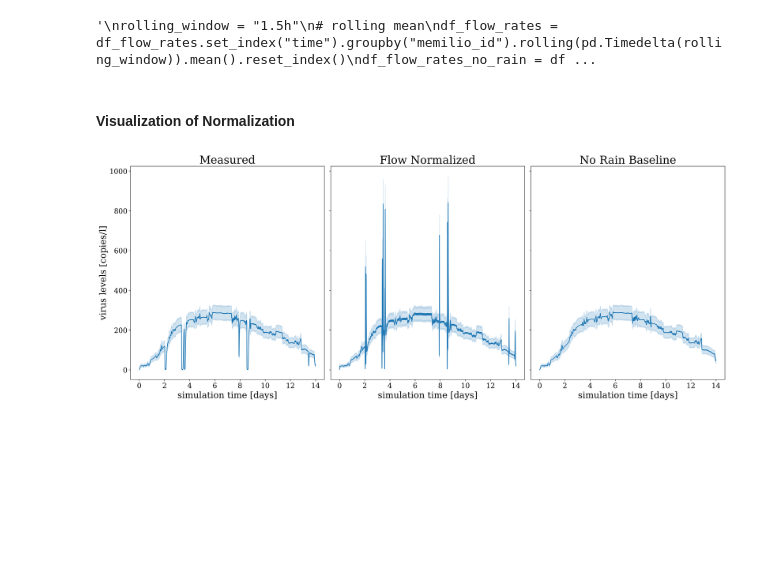
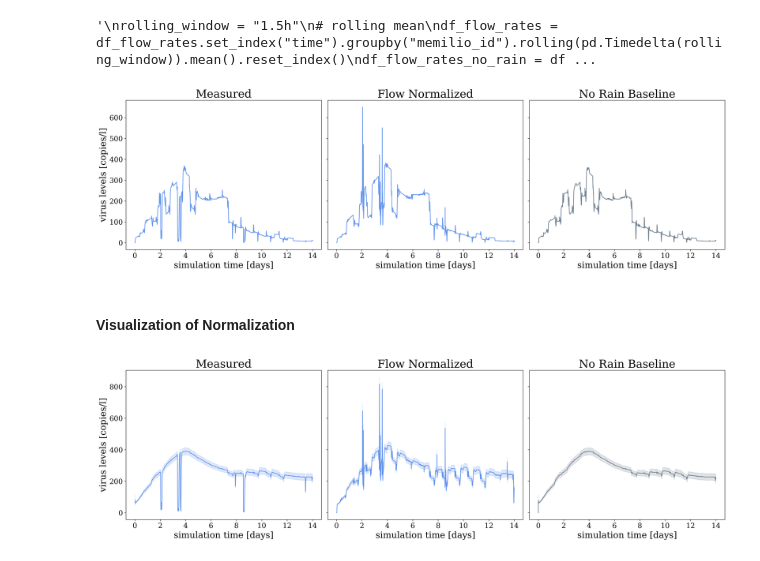
Before and after one commit to inside-consortium/inside_demonstrator, a Jupyter notebook: analysis/scripts/7a_normalization_strategy_flow_rates.ipynb, the cells around one changed output. Saved outputs shown, nothing was run; the diff lists cells and outputs as text; code cells hidden in the pictures; blank space fills up the shorter version.

```diff
--- a/analysis/scripts/7a_normalization_strategy_flow_rates.ipynb
+++ b/analysis/scripts/7a_normalization_strategy_flow_rates.ipynb
@@ -52,6 +52,11 @@ df_flow_rates_no_rain = df_KeinRegen_flow_rates.loc[df_KeinRegen_flow_rates.samp
 df_concentration = df_Rain.loc[df_Rain.sampling_point==sampling_point, :].copy()
 df_concentration_no_rain = df_KeinRegen.loc[df_KeinRegen.sampling_point==sampling_point, :].copy()
 # %%
-# DYNA only collects changes in flow rates if necessary, so we need to fill with the last value
-df_flow_rates = df_flow_rates.set_index("time").groupby("memilio_id").resample("1min", include_groups=False).ffill().reset_index()
-df_flow_rates_no_rain = df_flow_rates_no_rain.set_index("time").groupby("memilio_id").resample("1min", include_groups=False).ffill().reset_index()
+# aggregate flow rates data to time interval for which we have concentration data (NOTE: you might have to change this for future settings)
+freq = "3min"
+
+df_flow_rates["time"] = pd.Timestamp("2024-01-01") + pd.to_timedelta(df_flow_rates["minutes"], unit='min')
+df_flow_rates_no_rain["time"] = pd.Timestamp("2024-01-01") + pd.to_timedelta(df_flow_rates_no_rain["minutes"], unit='min')
+
+df_flow_rates = df_flow_rates.set_index("time").groupby("memilio_id").resample(freq, include_groups=False).ffill().reset_index()
+df_flow_rates_no_rain = df_flow_rates_no_rain.set_index("time").groupby("memilio_id").resample(freq, include_groups=False).ffill().reset_index()
@@ -141,10 +274,10 @@ fig = visualize_flow_rates(df_flow_rates, 1)
 #### Aggregation and normalization of data
 # %%
 # aggregate flow rates data to time interval for which we have concentration data (NOTE: you might have to change this for future settings)
-freq = "5min"
+freq = "3min"
 
-df_flow_rates = df_flow_rates.set_index("time").groupby("memilio_id").resample(freq)["l/s"].mean().reset_index()
-df_flow_rates_no_rain = df_flow_rates_no_rain.set_index("time").groupby("memilio_id").resample(freq)["l/s"].mean().reset_index()
+#df_flow_rates = df_flow_rates.set_index("time").groupby("memilio_id").resample(freq)["l/s"].mean().reset_index()
+#df_flow_rates_no_rain = df_flow_rates_no_rain.set_index("time").groupby("memilio_id").resample(freq)["l/s"].mean().reset_index()
 # aggregation of concentration data is not necessary
 #df_concentration = df_concentration.set_index("time").groupby("memilio_id").resample(freq)["copies/l"].mean().reset_index()
 #df_concentration_no_rain = df_concentration_no_rain.set_index("time").groupby("memilio_id").resample(freq)["copies/l"].mean().reset_index()
@@ -167,38 +300,71 @@ df_flow_rates_no_rain = df_flow_rates_no_rain.set_index("time").groupby("memilio
 # normalize w.r.t. flow rates
 mean_values = df_flow_rates_no_rain.groupby(["memilio_id"])["l/s"].mean().reset_index().rename(columns={"l/s": "mean_l/s"})
 df_flow_rates = pd.merge(df_flow_rates, mean_values, on=["memilio_id"], how="left")
-normalization_factors = df_flow_rates.loc[:,["time", "memilio_id"]].copy()
+normalization_factors = df_flow_rates.loc[:,["time_in_days", "memilio_id"]].copy()
 normalization_factors["flow_normalization_factor"] = df_flow_rates["l/s"]/df_flow_rates["mean_l/s"]
 
-df_concentration = pd.merge(df_concentration.loc[:,["time", "memilio_id", "copies/l"]], normalization_factors, on=["memilio_id", "time"], how="inner")
-df_concentration["flow_normalized_copies/l"] = df_concentration["copies/l"]*df_concentration["flow_normalization_factor"]
-df_concentration.sort_values("time", inplace=True)
+df_concentration = pd.merge(df_concentration.loc[:,["time_in_days", "memilio_id", "COVID_copies/l"]], normalization_factors, on=["memilio_id", "time_in_days"], how="inner")
+df_concentration["flow_normalized_copies/l"] = df_concentration["COVID_copies/l"]*df_concentration["flow_normalization_factor"]
+df_concentration.sort_values("time_in_days", inplace=True)
+# %%
+memilio_id = 2
+
+df_concentration_sub = df_concentration.loc[df_concentration.memilio_id==memilio_id, :].copy()
+df_concentration_no_rain_sub = df_concentration_no_rain.loc[df_concentration_no_rain.memilio_id==memilio_id, :].copy()
+
+fig, axs = plt.subplots(ncols=3, sharey=True, sharex=True, figsize=(20, 6), dpi=300)
+
+if rain_scenario == "Nieselregen":
+    c_rain = "cornflowerblue"
+else:
+    c_rain = "navy"
+
+sns.lineplot(df_concentration_sub, x="time_in_days", y="COVID_copies/l", ax=axs[0], c=c_rain)
+axs[0].set_title("Measured", fontsize=25)
+axs[0].set_ylabel("virus levels [copies/l]", fontsize=20)
+sns.lineplot(df_concentration_sub, x="time_in_days", y="flow_normalized_copies/l", ax=axs[1], c=c_rain)
+axs[1].set_ylabel("normalized virus levels [copies/l]", fontsize=20)
+axs[1].set_title("Flow Normalized", fontsize=25)
+sns.lineplot(df_concentration_no_rain_sub, x="time_in_days", y="COVID_copies/l", ax=axs[2], c="slategray")
+axs[2].set_title("No Rain Baseline", fontsize=25)
+axs[2].set_ylabel("virus levels [copies/l]", fontsize=20)
+
+for i in range(3):
+    axs[i].set_xlabel(f"simulation time [days]", fontsize=20) # , fontsize=15
+    axs[i].tick_params(axis='x', labelsize=16)
+    axs[i].tick_params(axis='y', labelsize=16)
+
+fig.tight_layout()
+fig.savefig(os.path.join(plot_path, f"overview_{resolution}_{rain_scenario}_{degradation_setting}_station_{sampling_point}_simulation_{memilio_id}.png"))
+# %% [output]
+[figure, added]
 # %% [markdown]
 #### Visualization of Normalization
 # %%
-date_form = DateFormatter("%-d")
+fig, axs = plt.subplots(ncols=3, sharey=True, sharex=True, figsize=(20, 6), dpi=300)
 
-fig, axs = plt.subplots(ncols=3, sharey=True, sharex=True, figsize=(20, 8), dpi=300)
+if rain_scenario == "Nieselregen":
+    c_rain = "cornflowerblue"
+else:
+    c_rain = "navy"
 
-sns.lineplot(df_concentration, x="time", y="copies/l", ax=axs[0])
+sns.lineplot(df_concentration, x="time_in_days", y="COVID_copies/l", ax=axs[0], c=c_rain)
 axs[0].set_title("Measured", fontsize=25)
 axs[0].set_ylabel("virus levels [copies/l]", fontsize=20)
-sns.lineplot(df_concentration, x="time", y="flow_normalized_copies/l", ax=axs[1])
+sns.lineplot(df_concentration, x="time_in_days", y="flow_normalized_copies/l", ax=axs[1], c=c_rain)
 axs[1].set_ylabel("normalized virus levels [copies/l]", fontsize=20)
 axs[1].set_title("Flow Normalized", fontsize=25)
-sns.lineplot(df_concentration_no_rain, x="time", y="copies/l", ax=axs[2])
+sns.lineplot(df_concentration_no_rain, x="time_in_days", y="COVID_copies/l", ax=axs[2], c="slategray")
 axs[2].set_title("No Rain Baseline", fontsize=25)
 axs[2].set_ylabel("virus levels [copies/l]", fontsize=20)
 
 for i in range(3):
-    axs[i].xaxis.set_major_formatter(date_form)
     axs[i].set_xlabel(f"simulation time [days]", fontsize=20) # , fontsize=15
-    axs[i].set_xticklabels(["0", "2", "4", "6", "8", "10", "12", "14"])
     axs[i].tick_params(axis='x', labelsize=16)
     axs[i].tick_params(axis='y', labelsize=16)
 
 fig.tight_layout()
-fig.savefig(os.path.join(plot_path, f"overview_{substance}_{rain_scenario}_{degradation_setting}_{sampling_point}.png"))
+fig.savefig(os.path.join(plot_path, f"overview_{resolution}_{rain_scenario}_{degradation_setting}_{sampling_point}.png"))
 # %% [output]
-[figure, old version]
+[figure, new version]
 # %%
```
Also changed, not shown: parts of 11 cells of this notebook, 12 other files.
